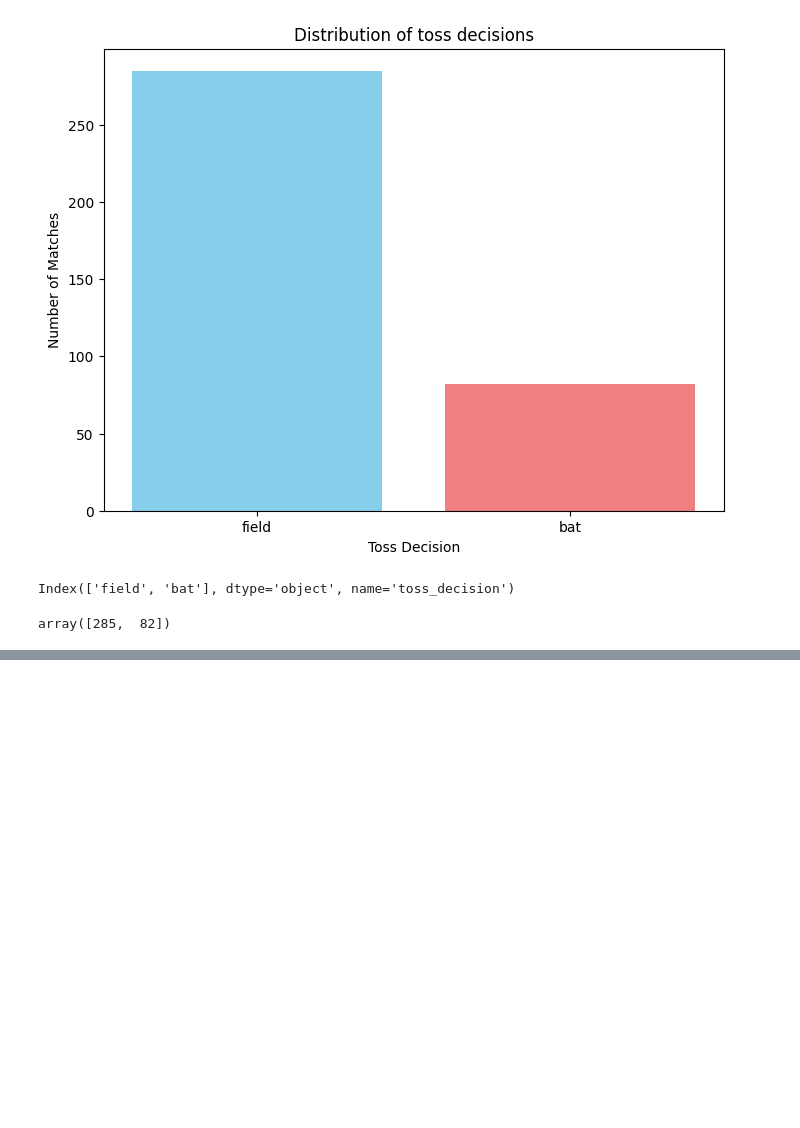
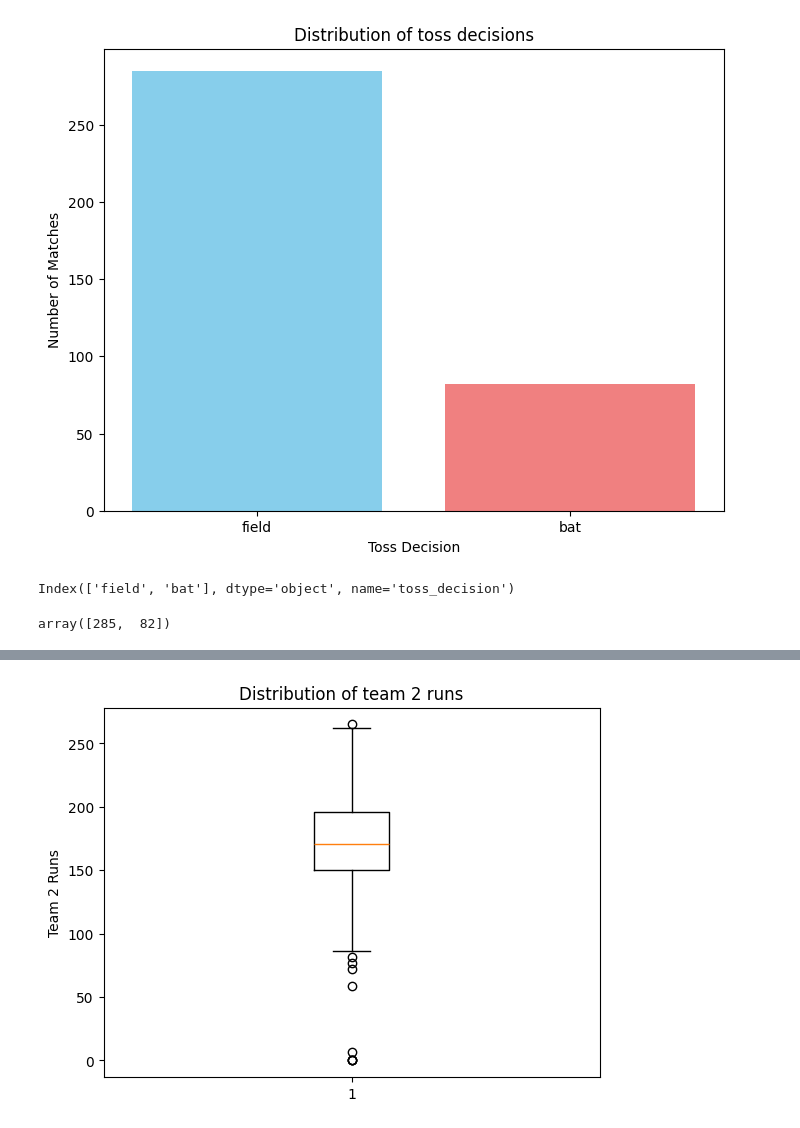
Before and after one commit to AbduFakir/Python-DataScience, a Jupyter notebook: matplotlib.ipynb, the cells around one changed output, grey strips where cells are left out. Drawn from its saved outputs; the diff is of its cells as text; code cells hidden in the pictures; blank space fills up the shorter version.

```diff
--- a/matplotlib.ipynb
+++ b/matplotlib.ipynb
@@ -138,0 +153,9 @@ array([285,  82])
+# %%
+#Boxplot
+
+plt.boxplot(df['team2_runs'])
+plt.ylabel('Team 2 Runs')
+plt.title('Distribution of team 2 runs')
+plt.show()
+# %% [output]
+[figure, added]
```
Also changed, not shown: parts of 3 cells of this notebook.
